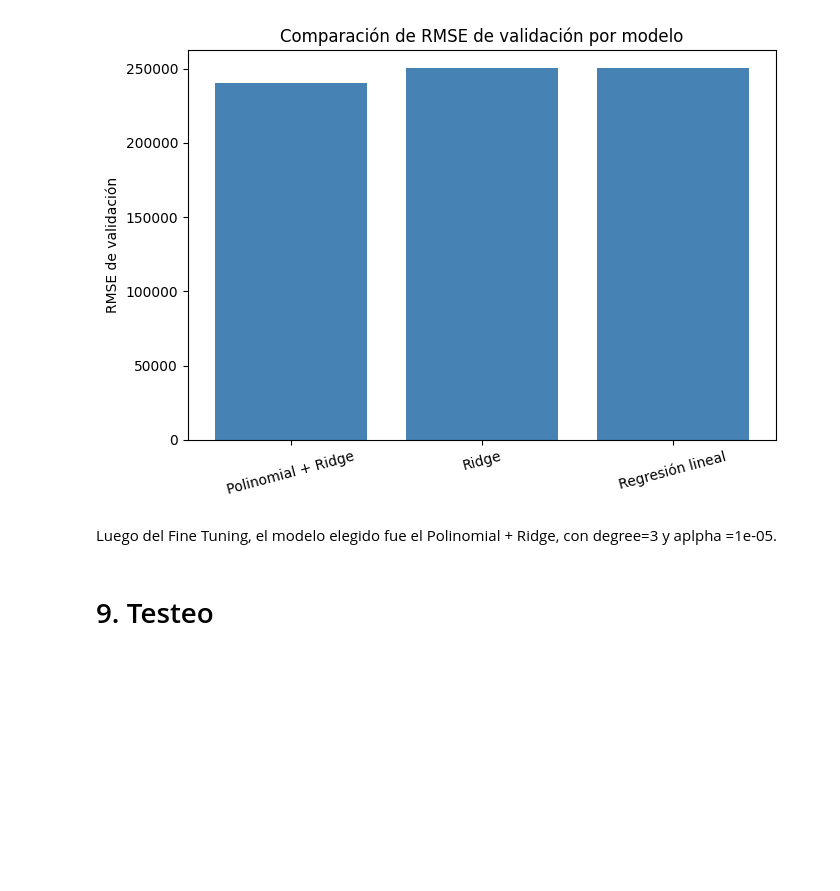
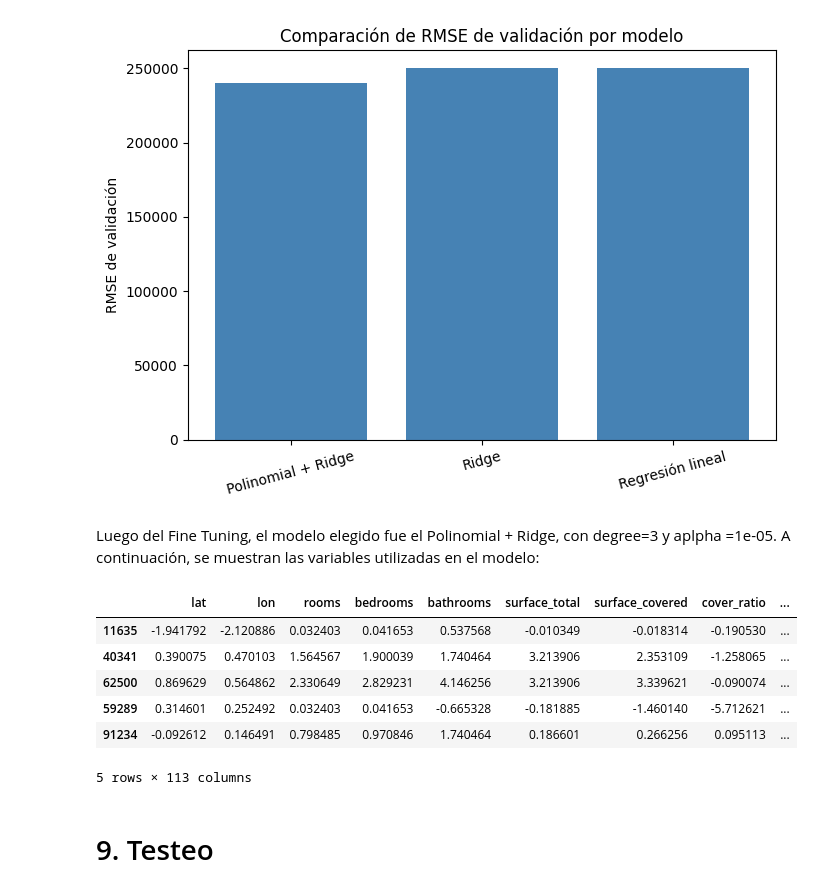
Before and after one commit to matigold22/TP-SIA, a Jupyter notebook: 2026_Consigna_TP1.ipynb, the cells around one changed output. Saved outputs shown, nothing was run; the diff lists cells and outputs as text; code cells hidden in the pictures; blank space fills up the shorter version.

```diff
--- a/2026_Consigna_TP1.ipynb
+++ b/2026_Consigna_TP1.ipynb
@@ -1101,7 +1057,17 @@ plt.show()
 # %% [output]
 [figure]
 # %% [markdown]
-Luego del Fine Tuning, el modelo elegido fue el Polinomial + Ridge, con degree=3 y aplpha =1e-05.
+Luego del Fine Tuning, el modelo elegido fue el Polinomial + Ridge, con degree=3 y aplpha =1e-05. A continuación, se muestran las variables utilizadas en el modelo:
+# %%
+X_train.head(5)
+# %% [output]
+|  | lat | lon | rooms | bedrooms | bathrooms | surface_total | surface_covered | cover_ratio | ... |
+| 11635 | -1.941792 | -2.120886 | 0.032403 | 0.041653 | 0.537568 | -0.010349 | -0.018314 | -0.190530 | ... |
+| 40341 | 0.390075 | 0.470103 | 1.564567 | 1.900039 | 1.740464 | 3.213906 | 2.353109 | -1.258065 | ... |
+| 62500 | 0.869629 | 0.564862 | 2.330649 | 2.829231 | 4.146256 | 3.213906 | 3.339621 | -0.090074 | ... |
+| 59289 | 0.314601 | 0.252492 | 0.032403 | 0.041653 | -0.665328 | -0.181885 | -1.460140 | -5.712621 | ... |
+| 91234 | -0.092612 | 0.146491 | 0.798485 | 0.970846 | 1.740464 | 0.186601 | 0.266256 | 0.095113 | ... |
+5 rows × 113 columns
 # %% [markdown]
 # 9. Testeo
 # %% [markdown]
```
Also changed, not shown: parts of 26 cells of this notebook.
